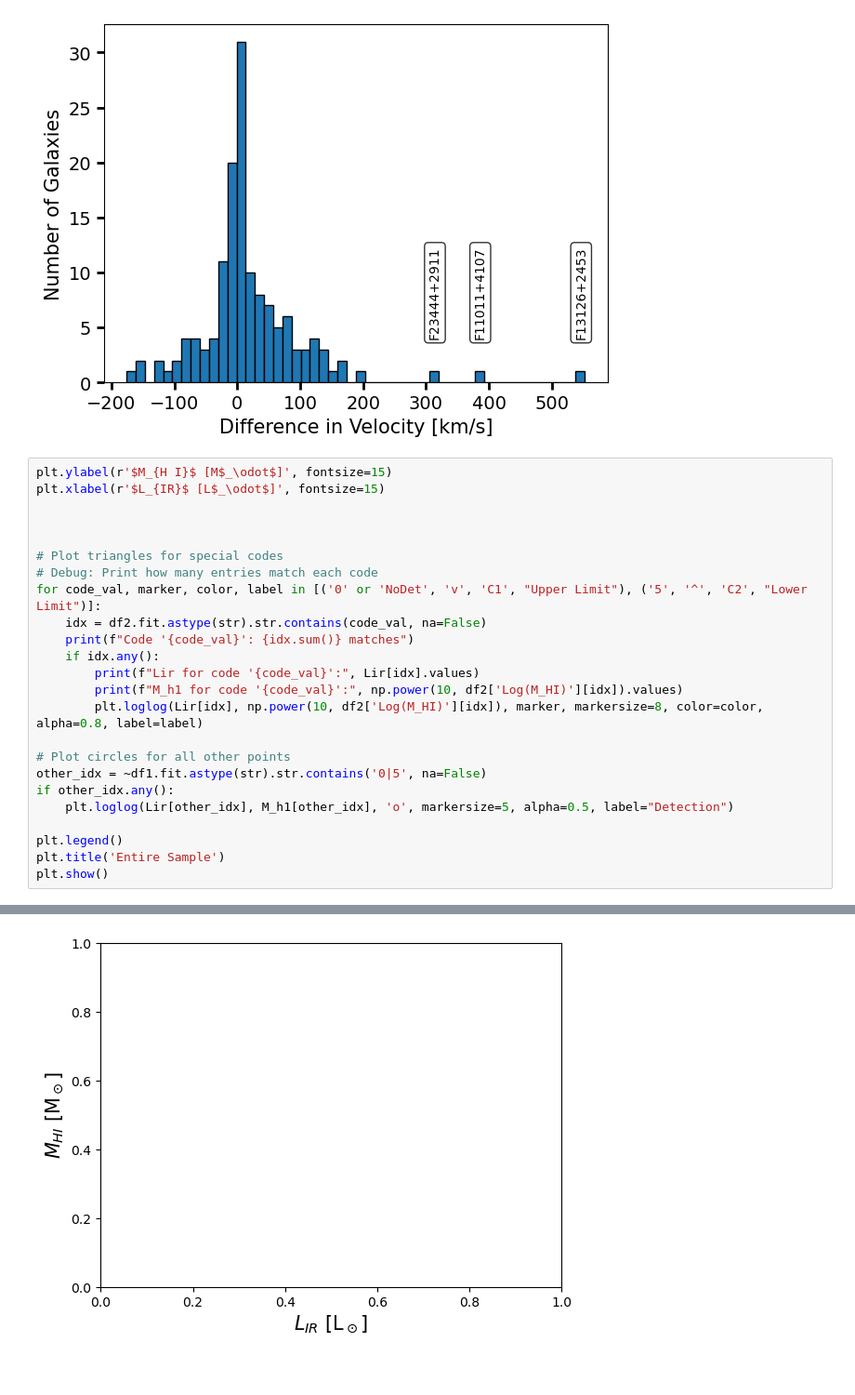
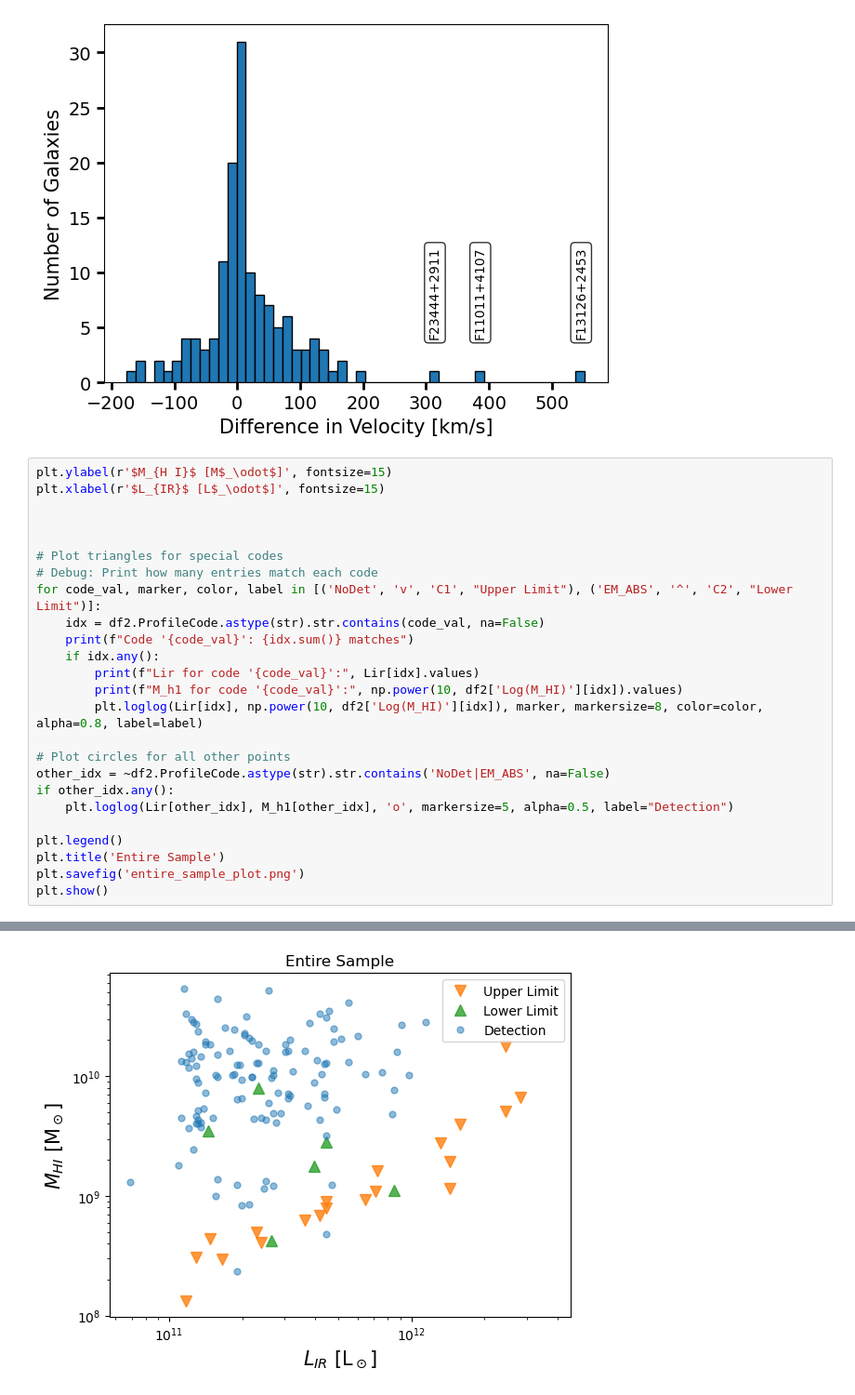
Before and after one commit to MatthewMotuz/GBO_REU, a Jupyter notebook: GOALS/GOALS_v3.ipynb, the cells around one changed output, grey strips where cells are left out. Shown at 93% size. Drawn from its saved outputs; the diff is of its cells as text; blank space fills up the shorter version.

```diff
--- a/GOALS/GOALS_v3.ipynb
+++ b/GOALS/GOALS_v3.ipynb
@@ -496,8 +496,8 @@ plt.xlabel(r'$L_{IR}$ [L$_\odot$]', fontsize=15)
 
 # Plot triangles for special codes
 # Debug: Print how many entries match each code
-for code_val, marker, color, label in [('0' or 'NoDet', 'v', 'C1', "Upper Limit"), ('5', '^', 'C2', "Lower Limit")]:
-    idx = df2.fit.astype(str).str.contains(code_val, na=False)
+for code_val, marker, color, label in [('NoDet', 'v', 'C1', "Upper Limit"), ('EM_ABS', '^', 'C2', "Lower Limit")]:
+    idx = df2.ProfileCode.astype(str).str.contains(code_val, na=False)
     print(f"Code '{code_val}': {idx.sum()} matches")
     if idx.any():
         print(f"Lir for code '{code_val}':", Lir[idx].values)
@@ -505,11 +505,12 @@ for code_val, marker, color, label in [('0' or 'NoDet', 'v', 'C1', "Upper Limit"
         plt.loglog(Lir[idx], np.power(10, df2['Log(M_HI)'][idx]), marker, markersize=8, color=color, alpha=0.8, label=label)
 
 # Plot circles for all other points
-other_idx = ~df1.fit.astype(str).str.contains('0|5', na=False)
+other_idx = ~df2.ProfileCode.astype(str).str.contains('NoDet|EM_ABS', na=False)
 if other_idx.any():
     plt.loglog(Lir[other_idx], M_h1[other_idx], 'o', markersize=5, alpha=0.5, label="Detection")
 
 plt.legend()
 plt.title('Entire Sample')
+plt.savefig('entire_sample_plot.png')
 plt.show()
 # %% [output]
@@ -517 +533 @@ AttributeError: 'DataFrame' object has no attribute 'fit'
-[figure, old version]
+[figure, new version]
```
Also changed, not shown: parts of 5 cells of this notebook, 5 other files.
